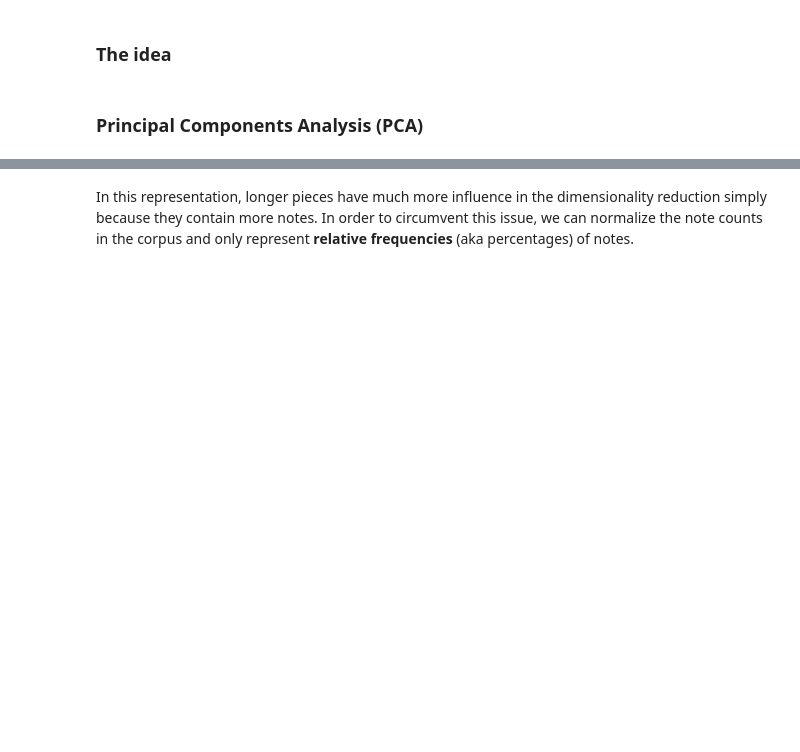
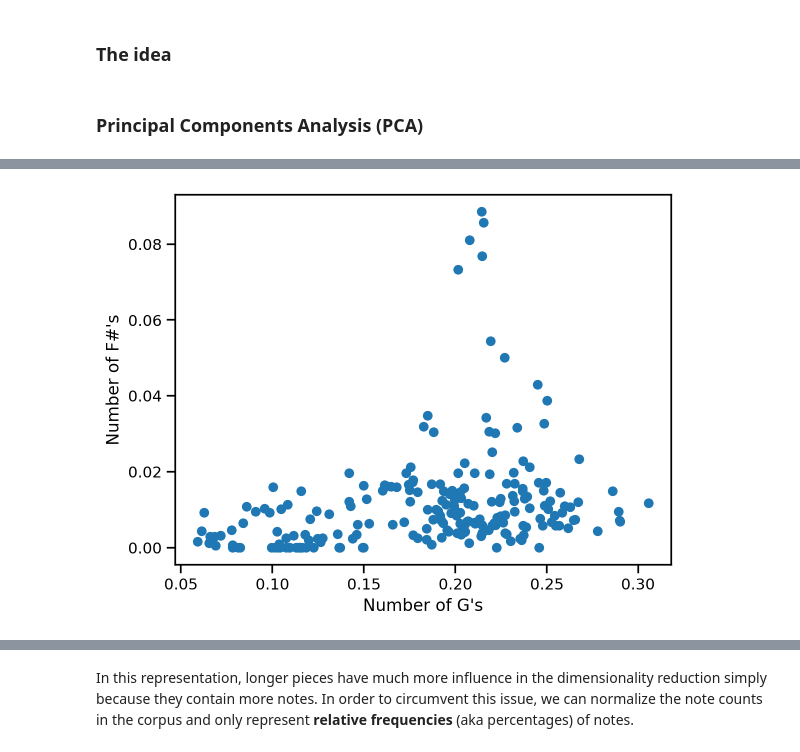
Before and after one commit to fabianmoss/crim-haverford, a Jupyter notebook: analysis.ipynb, the cells around one changed output, grey strips where cells are left out. Cells and saved outputs as stored; diff of their text form; code cells hidden in the pictures; blank space fills up the shorter version.

```diff
--- a/analysis.ipynb
+++ b/analysis.ipynb
@@ -345,2 +377,6 @@ We start of with our data in $\text
+# %%
+def plot_raw(data, dim1=None, dim2=None):
+
+    plt.scatter(data[:, dim1], data[:,dim2])
 # %%
 X = note_counts.values
@@ -346,0 +393,11 @@ X = note_counts.values
+# %%
+dim1 = 9
+dim2 = 14
+
+plot_raw(rel_note_counts.values, dim1, dim2)
+plt.xlabel(f"Number of {lof[dim1]}'s")
+plt.ylabel(f"Number of {lof[dim2]}'s")
+
+plt.show()
+# %% [output]
+[figure, added]
```
Also changed, not shown: parts of 24 cells of this notebook, 5 other files.
